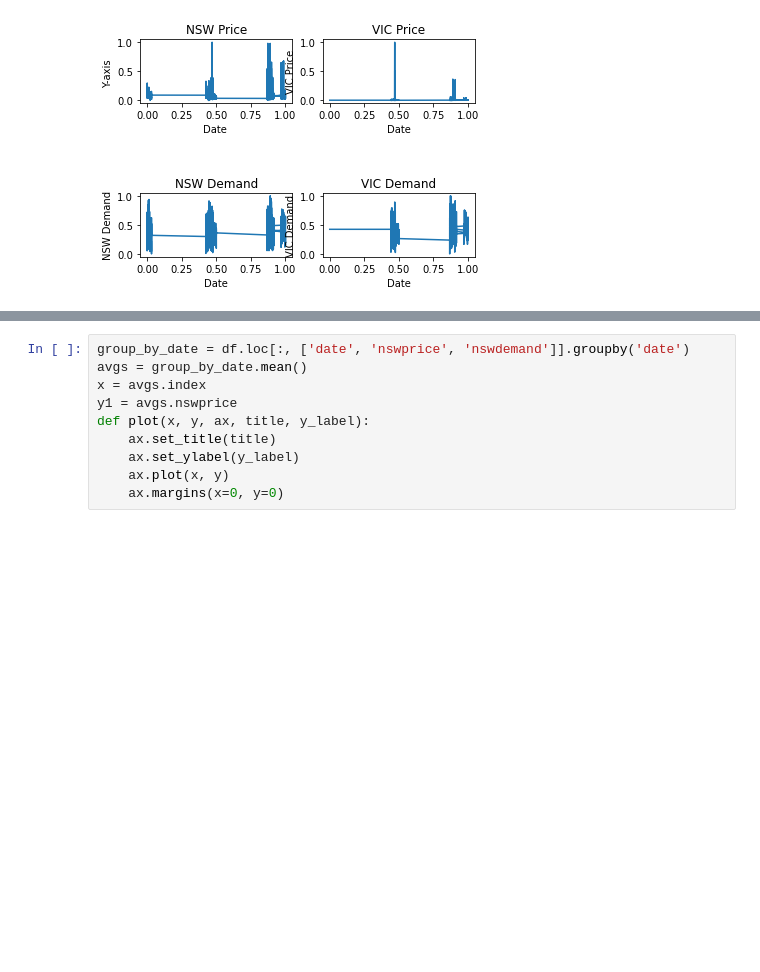
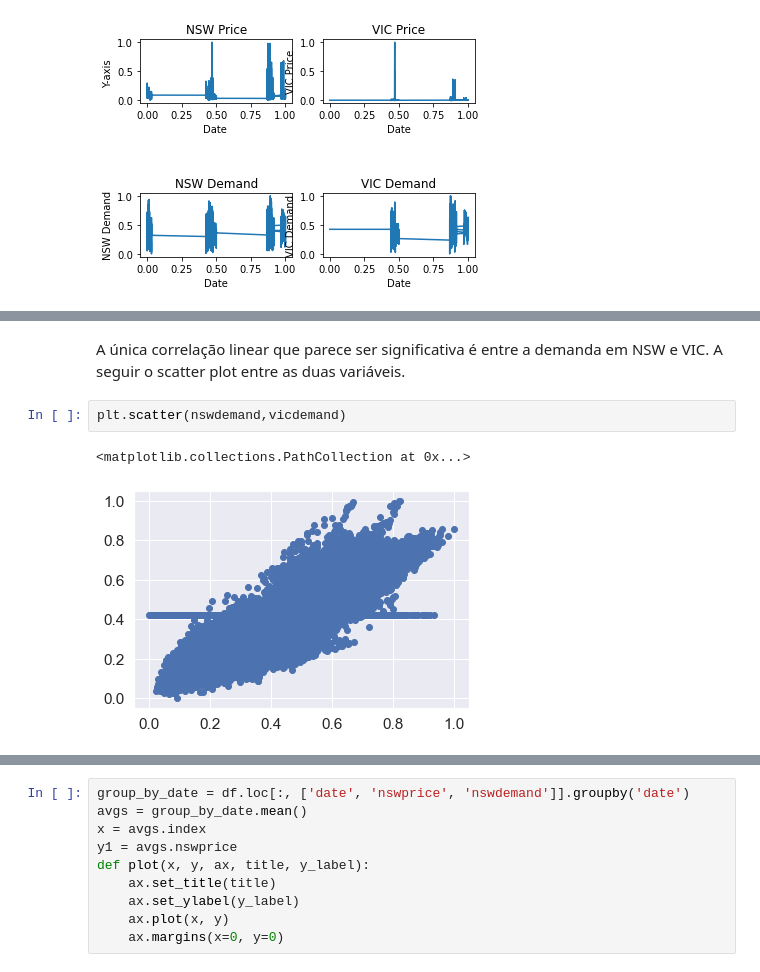
Before and after one commit to fernandops21/Case-Electricty, a Jupyter notebook: Case Electricity - Genial .ipynb, the cells around one changed output, grey strips where cells are left out. Cells and saved outputs as stored; diff of their text form; blank space fills up the shorter version.

```diff
--- a/Case Electricity - Genial .ipynb
+++ b/Case Electricity - Genial .ipynb
@@ -119,0 +175,7 @@ plt.show()
+# %% [markdown]
+A única correlação linear que parece ser significativa é entre a demanda em NSW e VIC. A seguir o scatter plot entre as duas variáveis.
+# %%
+plt.scatter(nswdemand,vicdemand)
+# %% [output]
+<matplotlib.collections.PathCollection at 0x...>
+[figure, added]
```
Also changed, not shown: parts of 22 cells of this notebook.
